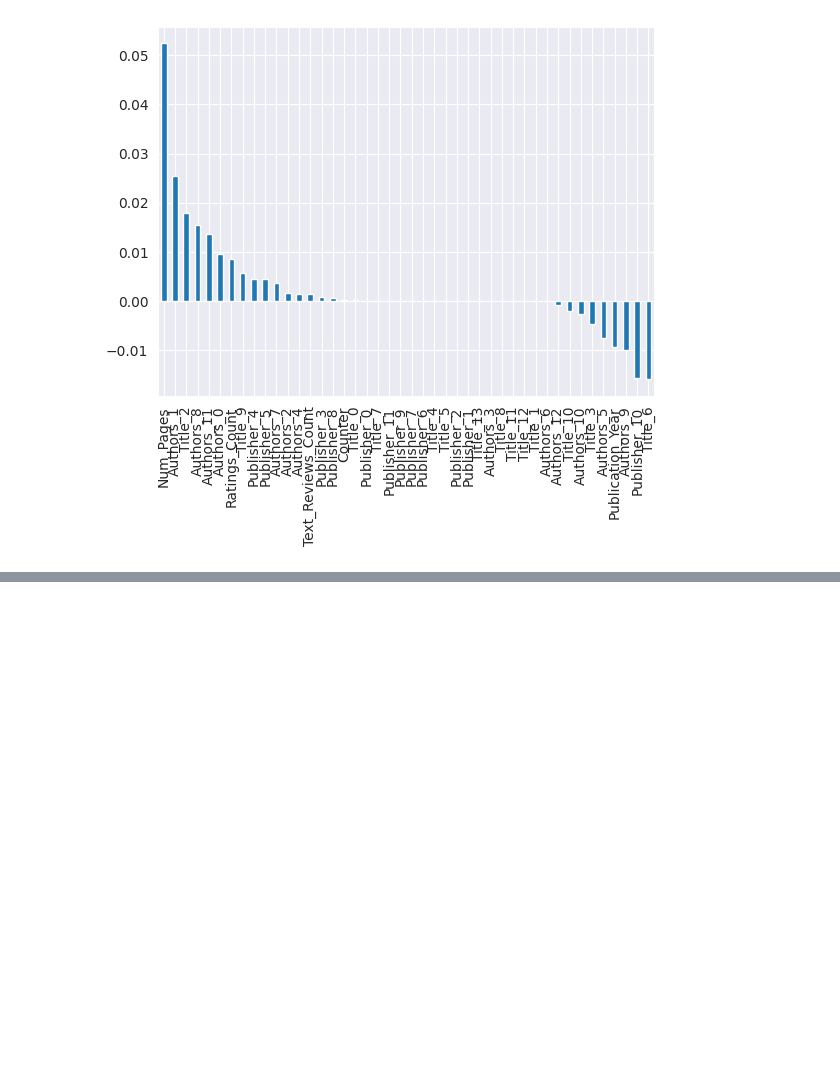
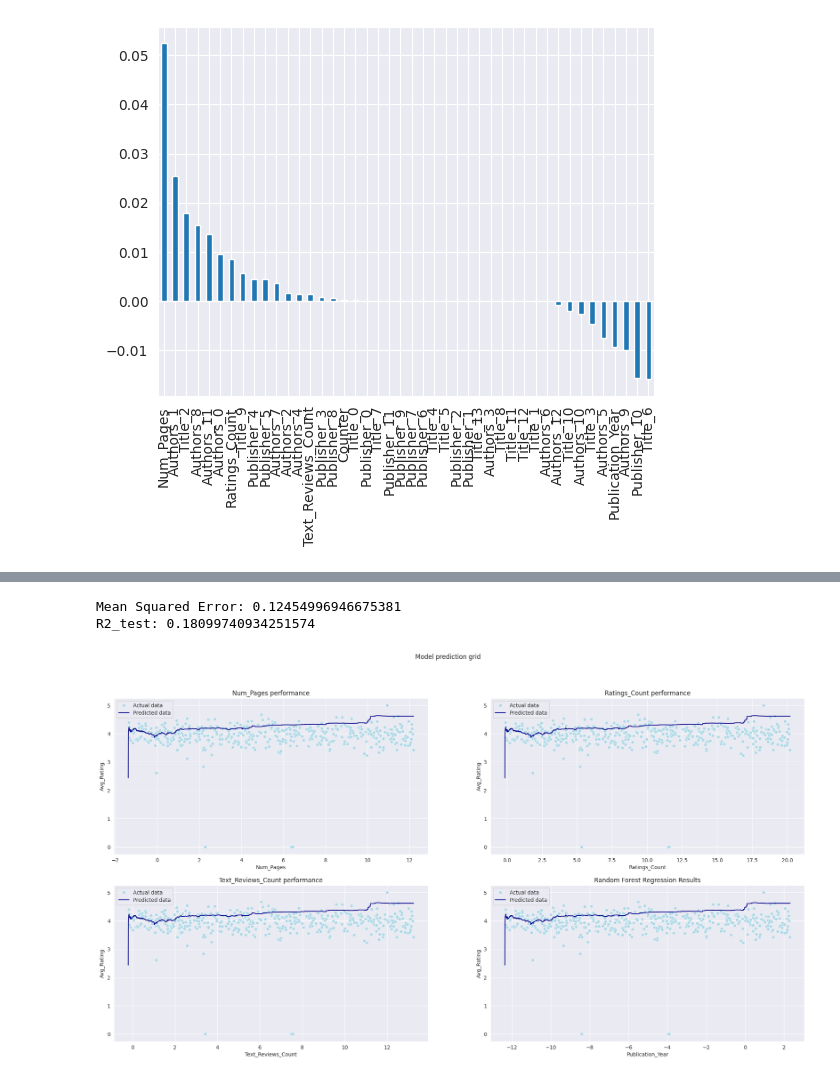
Before and after one commit to AlessiaProtti/DSBDA_project, a Jupyter notebook: Sandbox/Sandbox.ipynb, the cells around one changed output, grey strips where cells are left out. Saved outputs shown, nothing was run; the diff lists cells and outputs as text; code cells hidden in the pictures; blank space fills up the shorter version.

```diff
--- a/Sandbox/Sandbox.ipynb
+++ b/Sandbox/Sandbox.ipynb
@@ -353,0 +352,3 @@ Text(0.5, 1.0, 'Feature Importance (MDI)')
+# %%
+df_final = df_encoded[["Avg_Rating", "Num_Pages", "Ratings_Count", "Text_Reviews_Count", "Publication_Year"]]
+df_final.head()
@@ -353,0 +407,70 @@ Text(0.5, 1.0, 'Feature Importance (MDI)')
+# %%
+from sklearn.metrics import r2_score
+from sklearn.ensemble import RandomForestRegressor
+
+regressor = RandomForestRegressor(n_estimators=600, random_state=0, oob_score=True)
+regressor.fit(X_train, y_train)
+
+predictions = regressor.predict(X_test)
+
+mse = mean_squared_error(y_test, predictions)
+print(f'Mean Squared Error: {mse}')
+
+r2 = r2_score(y_test, predictions)
+print(f'R2_test: {r2}')
+# %% [output]
+Mean Squared Error: 0.12454996946675381
+R2_test: 0.18099740934251574
+# %%
+import numpy as np
+
+rating_col=pd.Series(np.linspace(start=min(X_test["Ratings_Count"]), stop=max(X_test["Ratings_Count"]), num=y_test.shape[0]))
+num_page=pd.Series(np.linspace(start=min(X_test["Num_Pages"]), stop=max(X_test["Num_Pages"]), num=y_test.shape[0]))
+text_review=pd.Series(np.linspace(start=min(X_test["Text_Reviews_Count"]), stop=max(X_test["Text_Reviews_Count"]), num=y_test.shape[0]))
+publ_year=pd.Series(np.linspace(start=min(X_test["Publication_Year"]), stop=max(X_test["Publication_Year"]), num=y_test.shape[0]))
+
+frame={
+  "Num_Pages": num_page,
+  "Ratings_Count": rating_col,
+  "Text_Reviews_Count": text_review,
+  "Publication_Year": publ_year,
+}
+
+df_grid=pd.DataFrame(frame)
+df_grid["Predictions"] = regressor.predict(df_grid)
+df_grid["Avg_Rating"] = y_test
+
+fig, axes = plt.subplots(2, 2, figsize=(24, 12))
+fig.suptitle("Model prediction grid")
+
+axes[0, 0].set(title="Num_Pages performance")
+sns.scatterplot(ax=axes[0, 0], data=df_grid, x="Num_Pages", y="Avg_Rating", label="Actual data", color="lightblue")
+sns.lineplot(ax=axes[0, 0], data=df_grid, x="Num_Pages", y="Predictions", color="darkblue", label="Predicted data")
+plt.title("Random Forest Regression Results")
+plt.xlabel('Num_Pages')
+plt.ylabel('Avg_Rating')
+
+axes[0, 1].set(title="Ratings_Count performance")
+sns.scatterplot(ax=axes[0, 1], data=df_grid, x="Ratings_Count", y="Avg_Rating", label="Actual data", color="lightblue")
+sns.lineplot(ax=axes[0, 1], data=df_grid, x="Ratings_Count", y="Predictions", color="darkblue", label="Predicted data")
+plt.title("Random Forest Regression Results")
+plt.xlabel('Ratings_Count')
+plt.ylabel('Avg_Rating')
+
+axes[1, 0].set(title="Text_Reviews_Count performance")
+sns.scatterplot(ax=axes[1, 0], data=df_grid, x="Text_Reviews_Count", y="Avg_Rating", label="Actual data", color="lightblue")
+sns.lineplot(ax=axes[1, 0], data=df_grid, x="Text_Reviews_Count", y="Predictions", color="darkblue", label="Predicted data")
+plt.title("Random Forest Regression Results")
+plt.xlabel('Text_Reviews_Count')
+plt.ylabel('Avg_Rating')
+
+axes[1, 1].set(title="Publication_Year performance")
+sns.scatterplot(ax=axes[1, 1], data=df_grid, x="Publication_Year", y="Avg_Rating", label="Actual data", color="lightblue")
+sns.lineplot(ax=axes[1, 1], data=df_grid, x="Publication_Year", y="Predictions", color="darkblue", label="Predicted data")
+plt.title("Random Forest Regression Results")
+plt.xlabel('Publication_Year')
+plt.ylabel('Avg_Rating')
+
+plt.show()
+# %% [output]
+[figure, added]
```
Also changed, not shown: parts of 11 cells of this notebook, 1 other file.
